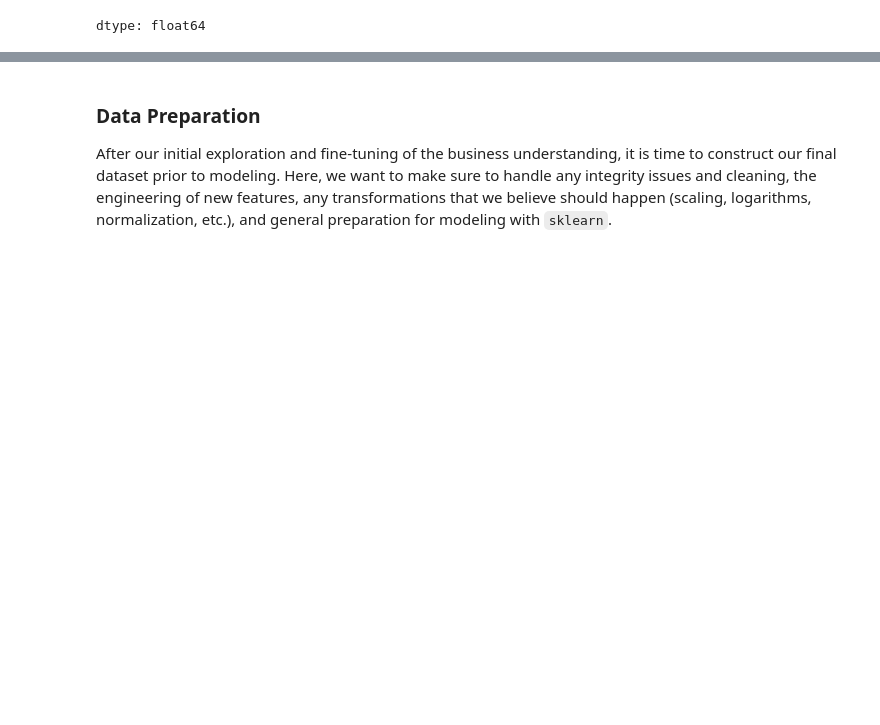
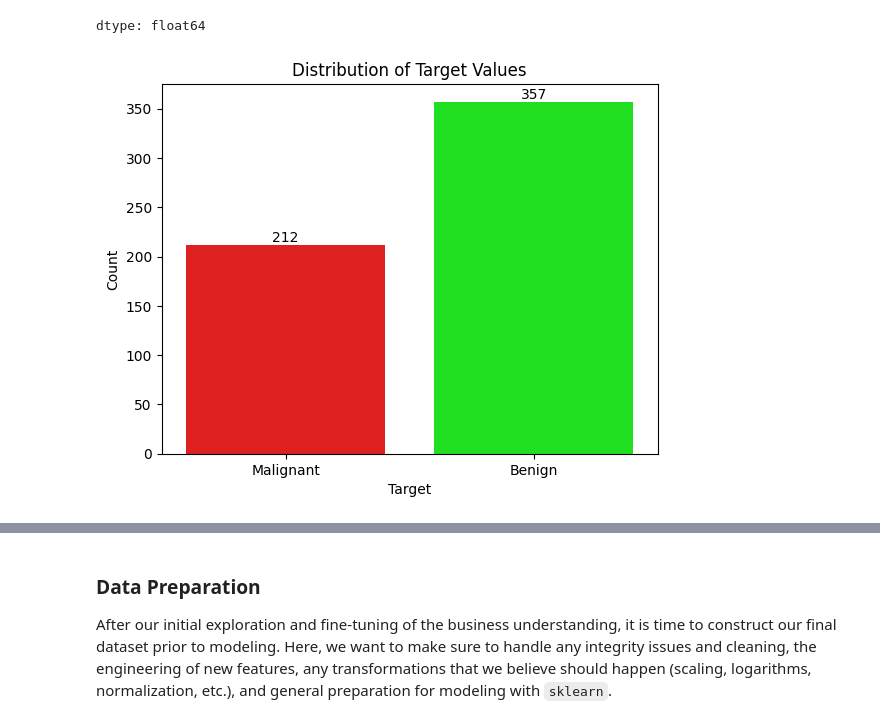
Before and after one commit to purnachand1186/Breast_Cancer_Analysis_ML, a Jupyter notebook: Breast_Cancer_Analysis.ipynb, the cells around one changed output, grey strips where cells are left out. Saved outputs shown, nothing was run; the diff lists cells and outputs as text; code cells hidden in the pictures; blank space fills up the shorter version.

```diff
--- a/Breast_Cancer_Analysis.ipynb
+++ b/Breast_Cancer_Analysis.ipynb
@@ -178,0 +169,14 @@ fig.show()
+# %%
+# draw distribution of target values benign, malignant
+
+ax = sns.countplot(x='target', data=cancer_df, palette=["#FF0000", "#00FF00"])
+for con in ax.containers:
+    ax.bar_label(con)
+plt.title('Distribution of Target Values')
+plt.xlabel('Target')
+plt.ylabel('Count')
+ax.set_xticklabels(['Malignant', 'Benign'])
+plt.savefig('sample_data/target_distribution.jpeg')
+plt.show()
+# %% [output]
+[figure, added]
```
Also changed, not shown: parts of 2 cells of this notebook.
